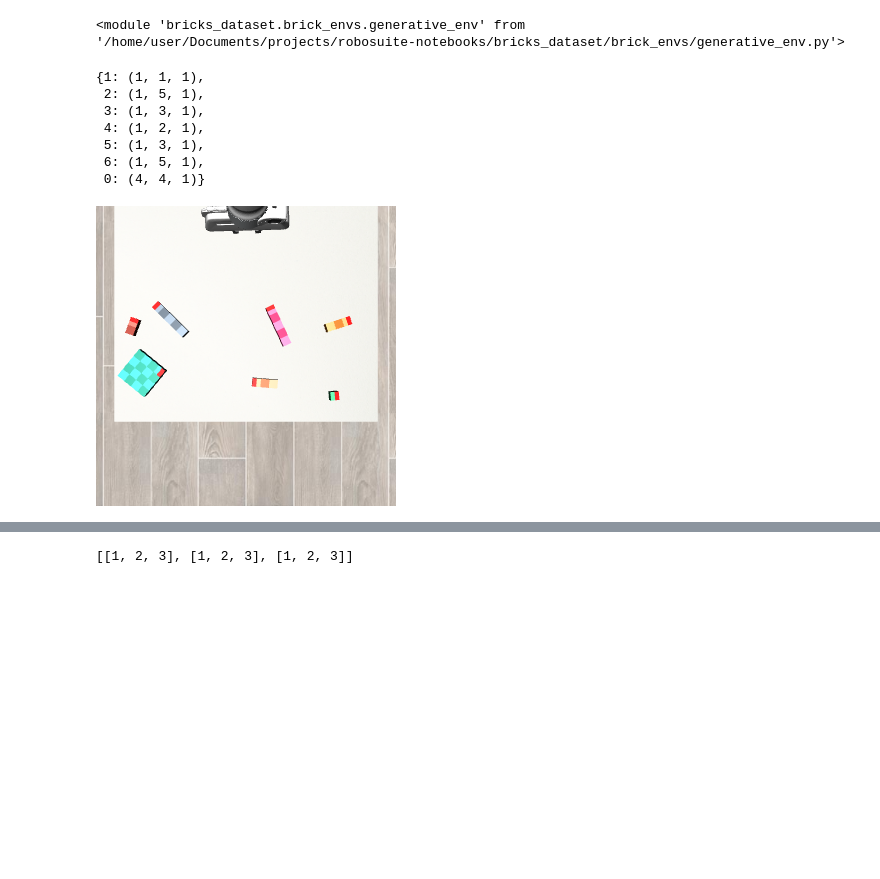
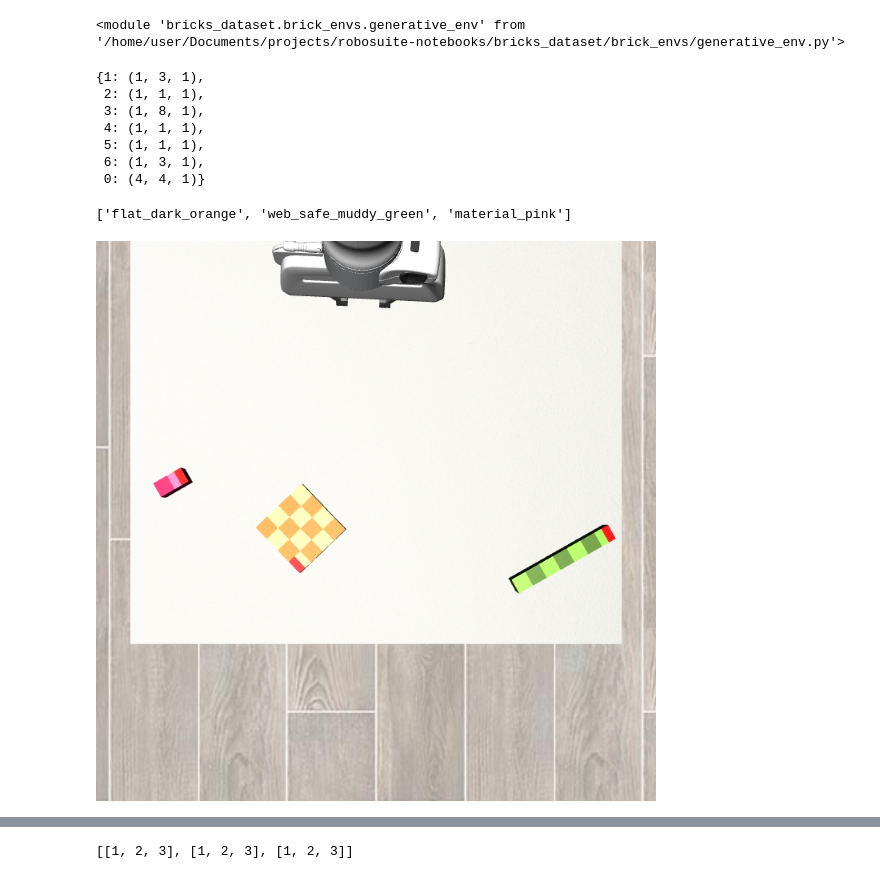
Before and after one commit to sirkrisp/robosuite-notebooks, a Jupyter notebook: test_brick_envs.ipynb, the cells around one changed output, grey strips where cells are left out. Cells and saved outputs as stored; diff of their text form; code cells hidden in the pictures; blank space fills up the shorter version.

```diff
--- a/test_brick_envs.ipynb
+++ b/test_brick_envs.ipynb
@@ -66,24 +68,30 @@ env = generative_env.GenerativeEnv(6, (1, 20, 1), (4, 4))
+# %%
+env = chair_env.ChairEnv()
 # %%
 env.go_to_step(4)
 # %%
 env.brick_shapes
 # %% [output]
-{1: (1, 1, 1),
- 2: (1, 5, 1),
- 3: (1, 3, 1),
- 4: (1, 2, 1),
- 5: (1, 3, 1),
- 6: (1, 5, 1),
+{1: (1, 3, 1),
+ 2: (1, 1, 1),
+ 3: (1, 8, 1),
+ 4: (1, 1, 1),
+ 5: (1, 1, 1),
+ 6: (1, 3, 1),
  0: (4, 4, 1)}
 # %%
 colors = env.get_random_brick_colors()
 env.set_brick_colors(colors)
 o = env.reset()
+# %%
+colors
+# %% [output]
+['flat_dark_orange', 'web_safe_muddy_green', 'material_pink']
 # %%
-env_img = env.sim.render(300, 300, camera_name="birdview")
+env_img = env.sim.render(700, 700, camera_name="birdview")
 display(Image.fromarray(cv2.rotate(env_img, cv2.ROTATE_180)))
 # %% [output]
-[figure, old version]
+[figure, new version]
 # %%
 env.go_to_step(1)
 # %%
```
Also changed, not shown: parts of 4 cells of this notebook, 11 other files.
